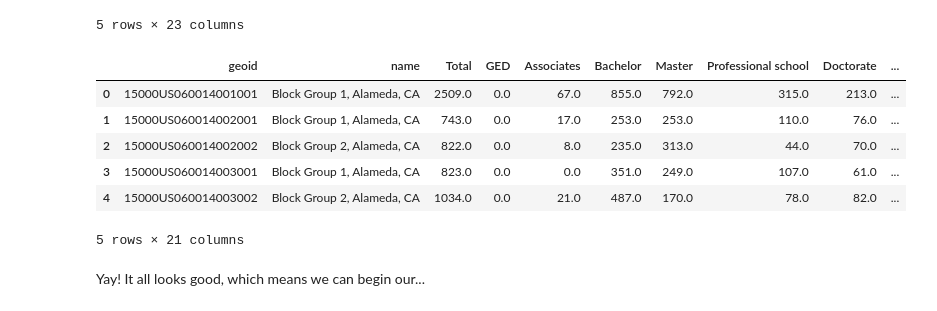
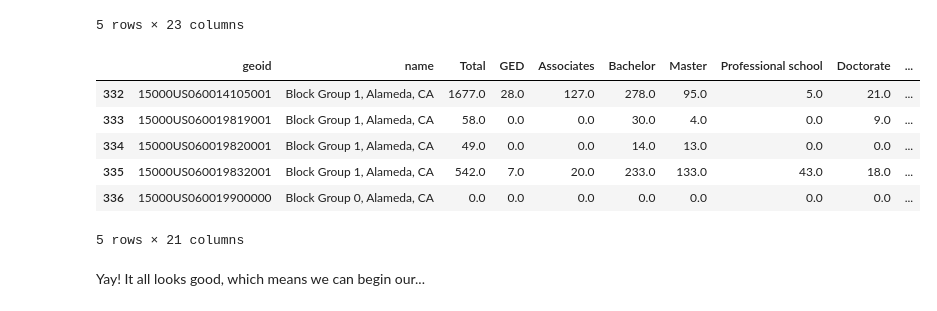
Before and after one commit to michaelrosen3/up206-michaelandelliott, a Jupyter notebook: Group Assignments/midterm.ipynb, the cells around one changed output. Saved outputs shown, nothing was run; the diff lists cells and outputs as text; code cells hidden in the pictures.

```diff
--- a/Group Assignments/midterm.ipynb
+++ b/Group Assignments/midterm.ipynb
@@ -297,14 +297,14 @@ oak_trees_race.head()
 | 4 | 15000US060014003002 | Block Group 2, Alameda, CA | 1237.0 | 1139.0 | 1008.0 | 18.0 | ... |
 5 rows × 23 columns
 # %%
-oak_trees_educ.head()
+oak_trees_educ.tail()
 # %% [output]
 |  | geoid | name | Total | GED | Associates | Bachelor | Master | Professional school | Doctorate | ... |
-| 0 | 15000US060014001001 | Block Group 1, Alameda, CA | 2509.0 | 0.0 | 67.0 | 855.0 | 792.0 | 315.0 | 213.0 | ... |
-| 1 | 15000US060014002001 | Block Group 1, Alameda, CA | 743.0 | 0.0 | 17.0 | 253.0 | 253.0 | 110.0 | 76.0 | ... |
-| 2 | 15000US060014002002 | Block Group 2, Alameda, CA | 822.0 | 0.0 | 8.0 | 235.0 | 313.0 | 44.0 | 70.0 | ... |
-| 3 | 15000US060014003001 | Block Group 1, Alameda, CA | 823.0 | 0.0 | 0.0 | 351.0 | 249.0 | 107.0 | 61.0 | ... |
-| 4 | 15000US060014003002 | Block Group 2, Alameda, CA | 1034.0 | 0.0 | 21.0 | 487.0 | 170.0 | 78.0 | 82.0 | ... |
+| 332 | 15000US060014105001 | Block Group 1, Alameda, CA | 1677.0 | 28.0 | 127.0 | 278.0 | 95.0 | 5.0 | 21.0 | ... |
+| 333 | 15000US060019819001 | Block Group 1, Alameda, CA | 58.0 | 0.0 | 0.0 | 30.0 | 4.0 | 0.0 | 9.0 | ... |
+| 334 | 15000US060019820001 | Block Group 1, Alameda, CA | 49.0 | 0.0 | 0.0 | 14.0 | 13.0 | 0.0 | 0.0 | ... |
+| 335 | 15000US060019832001 | Block Group 1, Alameda, CA | 542.0 | 7.0 | 20.0 | 233.0 | 133.0 | 43.0 | 18.0 | ... |
+| 336 | 15000US060019900000 | Block Group 0, Alameda, CA | 0.0 | 0.0 | 0.0 | 0.0 | 0.0 | 0.0 | 0.0 | ... |
 5 rows × 21 columns
 # %% [markdown]
 Yay! It all looks good, which means we can begin our...
```
Also changed, not shown: parts of 8 cells of this notebook.
